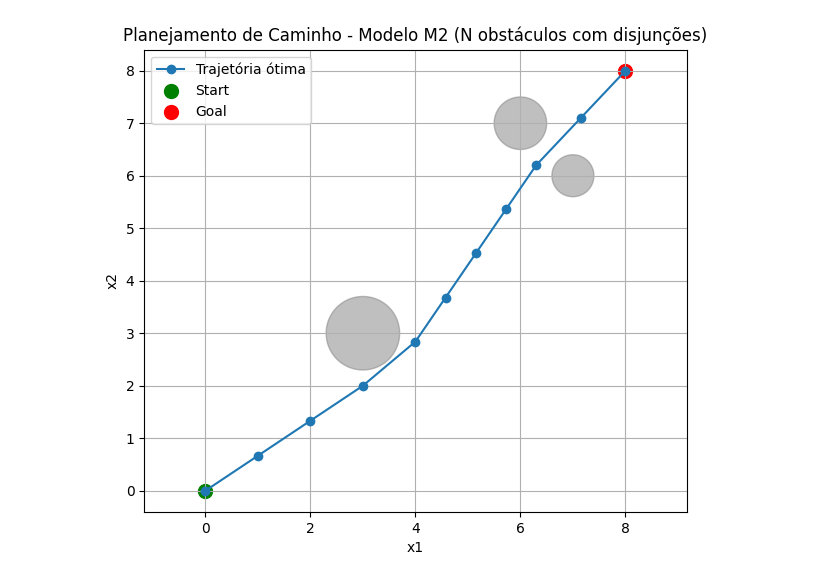
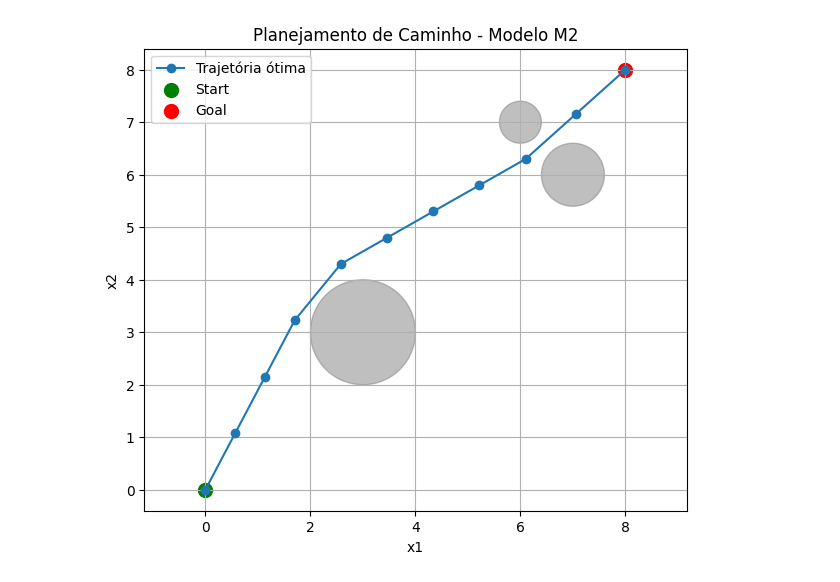
Before and after one commit to JunioCesarFerreira/AutonomousSystems_Optimization_and_DecisionMaking, a Jupyter notebook: 02-otimization/7.planning.ipynb, the cells around one changed output. Saved outputs shown, nothing was run; the diff lists cells and outputs as text; code cells hidden in the pictures.

```diff
--- a/02-otimization/7.planning.ipynb
+++ b/02-otimization/7.planning.ipynb
@@ -304,25 +305,26 @@ from gurobipy import Model, GRB
 # PARÂMETROS
 # ---------------------
 T = 10
-u_min, u_max = -1.0, 1.0
+u_min, u_max = -2.0, 2.0
 x_start = np.array([0.0, 0.0])
 x_goal  = np.array([8.0, 8.0])
 
 # Lista de obstáculos (círculos)
 obstacles = [
-    (np.array([3.0, 3.0]), 0.7),
-    (np.array([7.0, 6.0]), 0.4),
-    (np.array([6.0, 7.0]), 0.5),
+    (np.array([3.0, 3.0]), 1.0),
+    (np.array([7.0, 6.0]), 0.6),
+    (np.array([6.0, 7.0]), 0.4),
 ]
 
 epsilon = 0.3
-M = 1000.0
+M = 100.0
 
 # ---------------------
 # MODELO GUROBI
 # ---------------------
 mdl = Model("M2_PathPlanning")
 mdl.setParam('OutputFlag', 0)
+mdl.setParam('NonConvex', 2)
 
 # Variáveis
 x = mdl.addVars(T+1, 2, lb=-GRB.INFINITY, name="x")
@@ -366,32 +368,32 @@ for i,(c,r) in enumerate(obstacles):
         # Acima
         mdl.addConstr(x[t,1] >= c[1] + r + epsilon - M*(1-b[i,t,"T"]))
 
 # ---------------------
 # RESOLUÇÃO
 # ---------------------
 mdl.optimize()
 
 # Extrair solução
 x_sol = np.array([[x[t,0].X, x[t,1].X] for t in range(T+1)])
 
 # ---------------------
 # PLOTAGEM
 # ---------------------
 plt.figure(figsize=(7,6))
 plt.plot(x_sol[:,0], x_sol[:,1], 'o-', label="Trajetória ótima")
 plt.scatter(x_start[0], x_start[1], c='green', s=100, label="Start")
 plt.scatter(x_goal[0], x_goal[1], c='red', s=100, label="Goal")
 
 theta = np.linspace(0,2*np.pi,200)
 for (c,r) in obstacles:
     plt.fill(c[0] + r*np.cos(theta), c[1] + r*np.sin(theta), color='gray', alpha=0.5)
 
 plt.xlabel("x1")
 plt.ylabel("x2")
-plt.title("Planejamento de Caminho - Modelo M2 (N obstáculos com disjunções)")
+plt.title("Planejamento de Caminho - Modelo M2")
 plt.legend()
 plt.axis("equal")
 plt.grid(True)
 plt.show()
 # %% [output]
-[figure, old version]
+[figure, new version]
```
Also changed, not shown: parts of 6 cells of this notebook.
